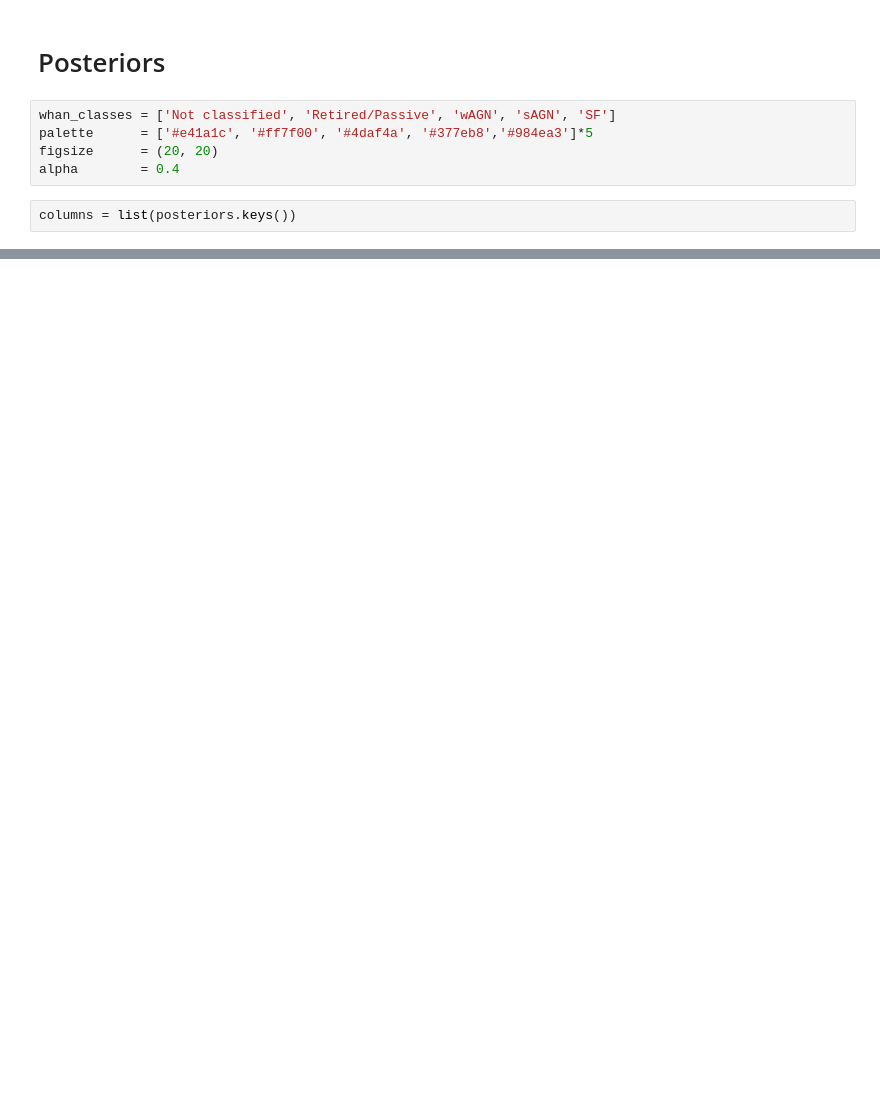
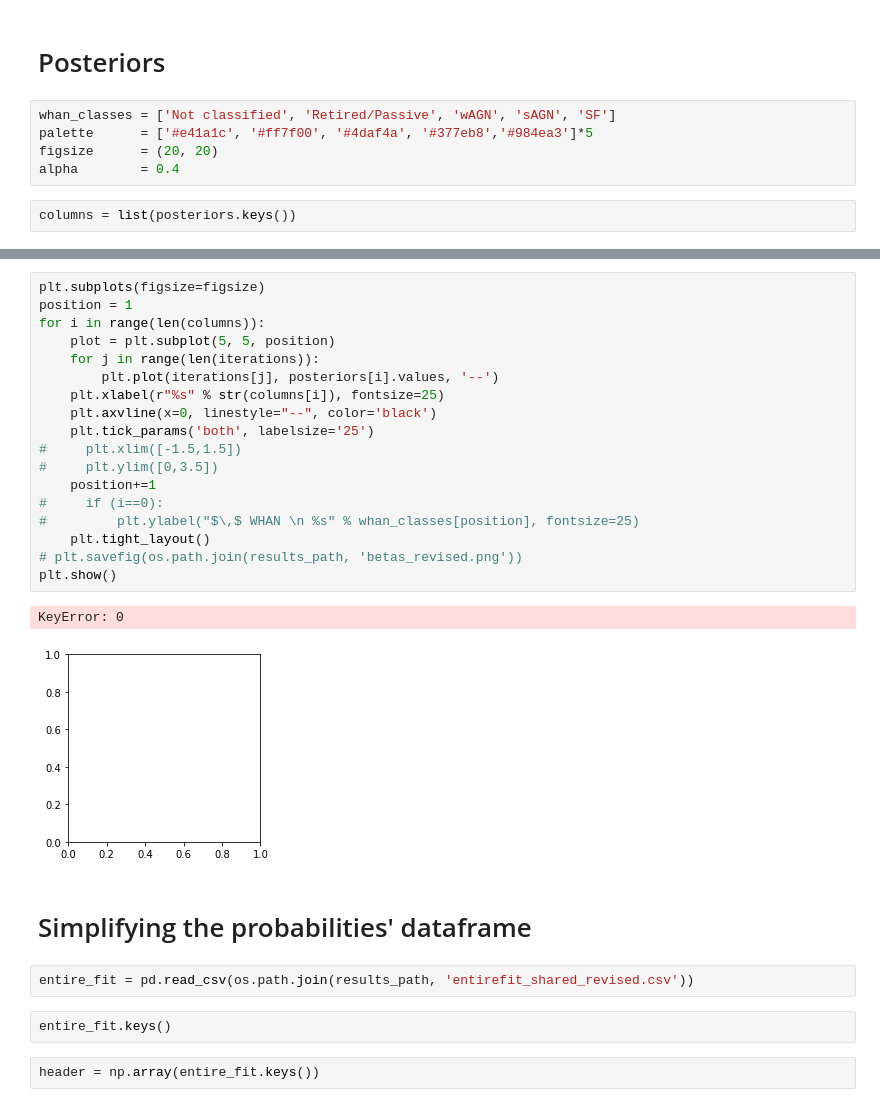
Before and after one commit to mdastro/UVupturn-RSGs, a Jupyter notebook: Model/Model3D_SharedPrior_Revised.ipynb, the cells around one changed output, grey strips where cells are left out. Saved outputs shown, nothing was run; the diff lists cells and outputs as text; blank space fills up the shorter version.

```diff
--- a/Model/Model3D_SharedPrior_Revised.ipynb
+++ b/Model/Model3D_SharedPrior_Revised.ipynb
@@ -84,0 +58,29 @@ plt.show()
+# %%
+plt.subplots(figsize=figsize)
+position = 1
+for i in range(len(columns)):
+    plot = plt.subplot(5, 5, position)
+    for j in range(len(iterations)):
+        plt.plot(iterations[j], posteriors[i].values, '--')
+    plt.xlabel(r"%s" % str(columns[i]), fontsize=25)
+    plt.axvline(x=0, linestyle="--", color='black')
+    plt.tick_params('both', labelsize='25')
+#     plt.xlim([-1.5,1.5])
+#     plt.ylim([0,3.5])
+    position+=1
+#     if (i==0):
+#         plt.ylabel("$\,$ WHAN \n %s" % whan_classes[position], fontsize=25)
+    plt.tight_layout()
+# plt.savefig(os.path.join(results_path, 'betas_revised.png'))
+plt.show()
+# %% [output]
+KeyError: 0
+[figure, added]
+# %% [markdown]
+# Simplifying the probabilities' dataframe
+# %%
+entire_fit = pd.read_csv(os.path.join(results_path, 'entirefit_shared_revised.csv'))
+# %%
+entire_fit.keys()
+# %%
+header = np.array(entire_fit.keys())
```
Also changed, not shown: parts of 29 cells of this notebook, 3 other files.
